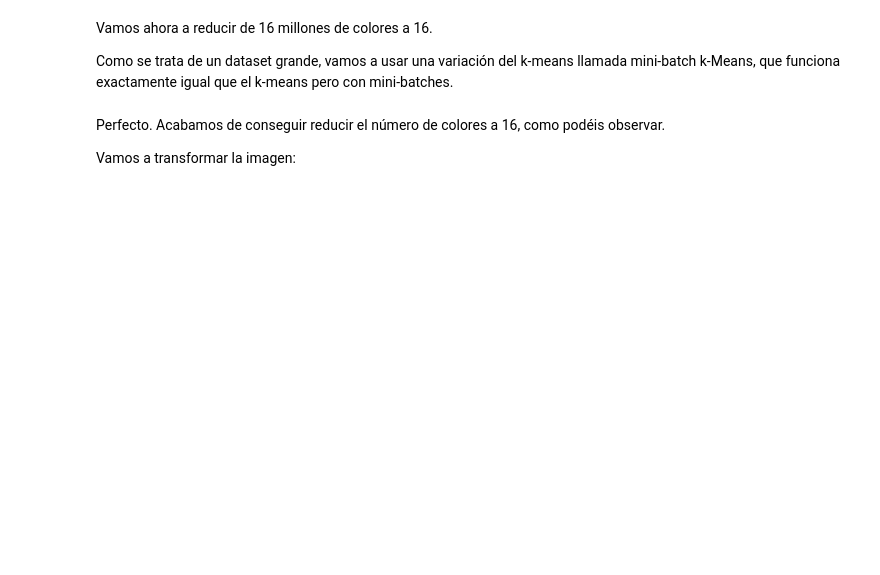
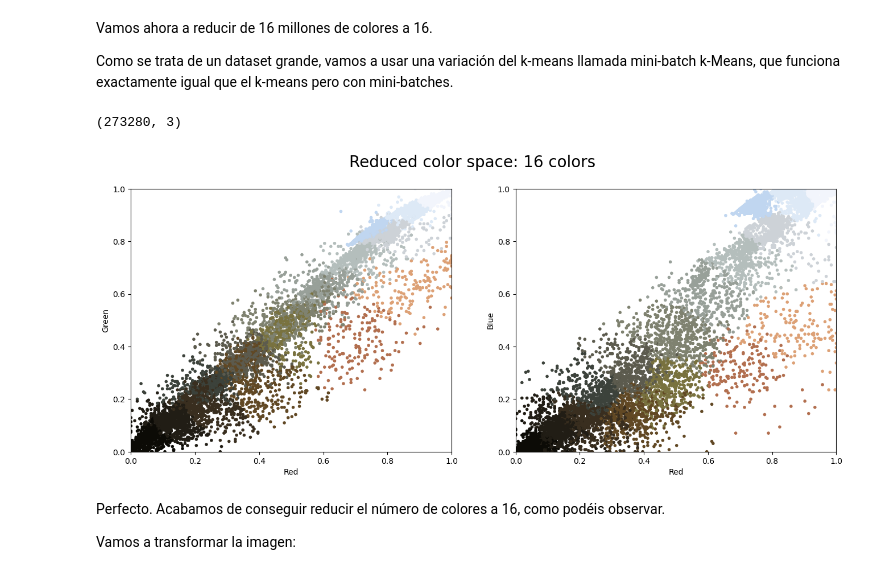
Before and after one commit to JoseJesusLaCasaNieto/Unsupervised_Learning, a Jupyter notebook: Notebooks_practicos/VC02 - Métodos de clustering basados en particiones.ipynb, the cells around one changed output. Saved outputs shown, nothing was run; the diff lists cells and outputs as text; code cells hidden in the pictures; blank space fills up the shorter version.

```diff
--- a/Notebooks_practicos/VC02 - Métodos de clustering basados en particiones.ipynb
+++ b/Notebooks_practicos/VC02 - Métodos de clustering basados en particiones.ipynb
@@ -129,7 +166,7 @@ Vamos a normalizar los valores entre 0 y 1 y a convertirlos en `[n_instancias, 3
 # %%
 china.max()
 # %%
-# normalizamos la imagen para que tenga valores entre 0 y 1
-data = china / ## Aquí tu código ##
+# Normalización de la imagen para que tenga valores entre 0 y 1
+data = china / china.max()
 data = data.reshape(427 * 640, 3)
 data.shape
@@ -163,13 +204,16 @@ Como se trata de un dataset grande, vamos a usar una variación del k-means llam
 # %%
 import warnings; warnings.simplefilter('ignore')  # Fix NumPy issues.
 
 from sklearn.cluster import MiniBatchKMeans
 
-kmeans = ## Aquí tu código ##
+kmeans = MiniBatchKMeans(16)
 kmeans.fit(data)
 new_colors = kmeans.cluster_centers_[kmeans.predict(data)]
 print(new_colors.shape)
 plot_pixels(data, colors=new_colors, title="Reduced color space: 16 colors")
+# %% [output]
+(273280, 3)
+[figure, added]
 # %% [markdown]
 Perfecto. Acabamos de conseguir reducir el número de colores a 16, como podéis observar.
 
```
Also changed, not shown: parts of 20 cells of this notebook.
